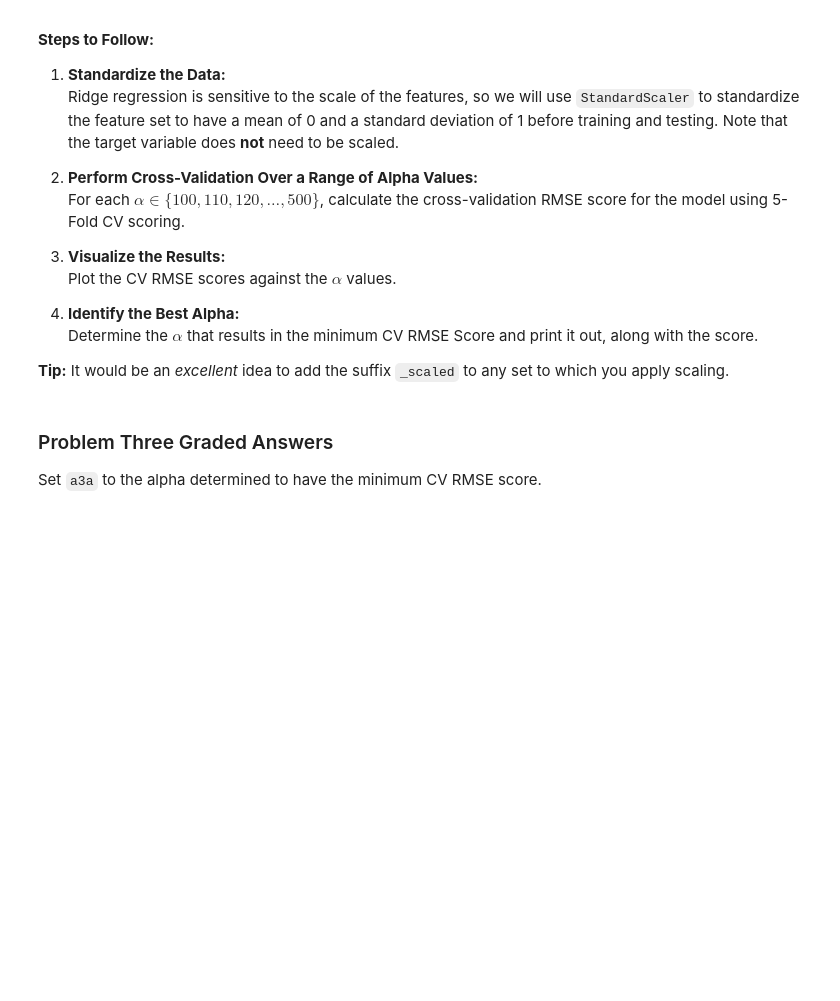
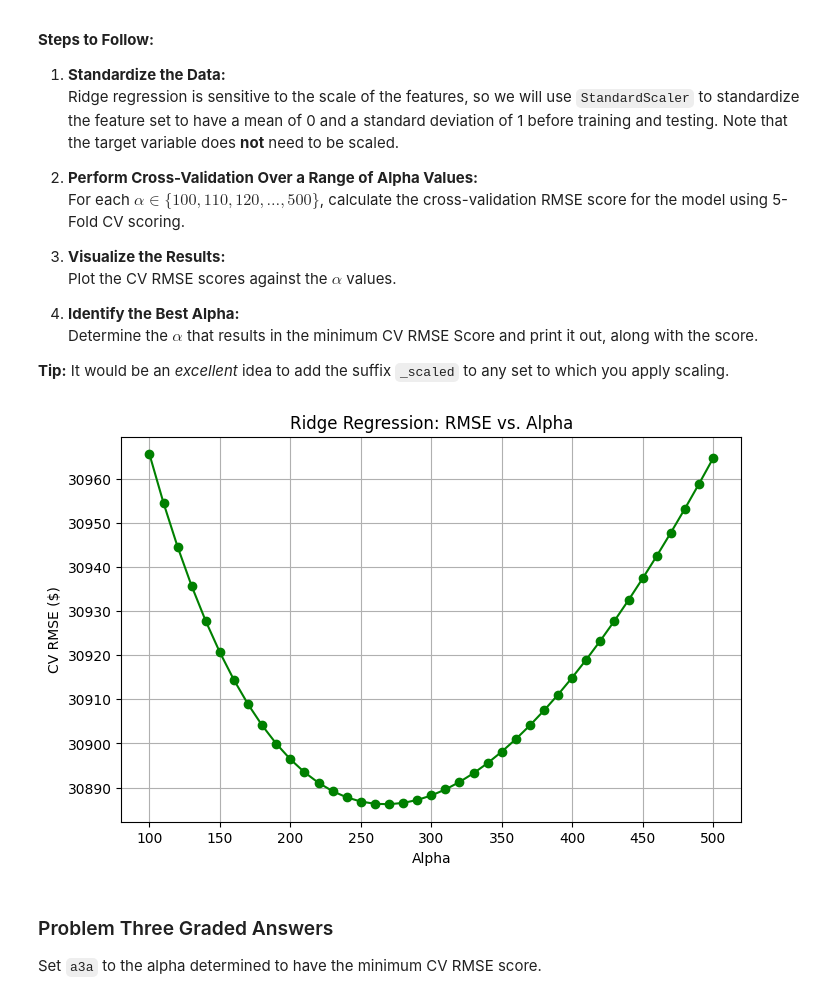
Before and after one commit to yy714x/Module-3-Assignments, a Jupyter notebook: Homework_05.ipynb, the cells around one changed output. Cells and saved outputs as stored; diff of their text form; code cells hidden in the pictures; blank space fills up the shorter version.

```diff
--- a/Homework_05.ipynb
+++ b/Homework_05.ipynb
@@ -364,6 +406,38 @@ This introduces another instance of the model selection problem: we must determi
 **Tip:** It would be an *excellent* idea to add the suffix `_scaled` to any set to which you apply scaling.
 # %%
 # Your code here
+scaler = StandardScaler()
+X_train_scaled = scaler.fit_transform(X_train)
+X_test_scaled = scaler.transform(X_test)
+
+X_train_scaled = pd.DataFrame(X_train_scaled, columns=X_train.columns)
+X_test_scaled = pd.DataFrame(X_test_scaled, columns=X_test.columns)
+
+alphas = list(range(100, 510, 10))
+cv_rmses = []
+best_alpha = None
+best_ridge_rmse = float('inf')
+
+for alpha in alphas:
+    ridge = Ridge(alpha=alpha)
+    scores = cross_val_score(ridge, X_train_scaled, y_train, scoring='neg_root_mean_squared_error', cv=5)
+    mean_rmse = -scores.mean()
+    cv_rmses.append(mean_rmse)
+
+    if mean_rmse < best_ridge_rmse:
+        best_ridge_rmse = mean_rmse
+        best_alpha = alpha
+
+# 3. Visualize the results
+plt.figure(figsize=(8, 5))
+plt.plot(alphas, cv_rmses, marker='o', color='g')
+plt.xlabel('Alpha')
+plt.ylabel('CV RMSE ($)')
+plt.title('Ridge Regression: RMSE vs. Alpha')
+plt.grid(True)
+plt.show()
+# %% [output]
+[figure, added]
 # %% [markdown]
 ### Problem Three Graded Answers
 
```
Also changed, not shown: parts of 18 cells of this notebook, 4 other files.
